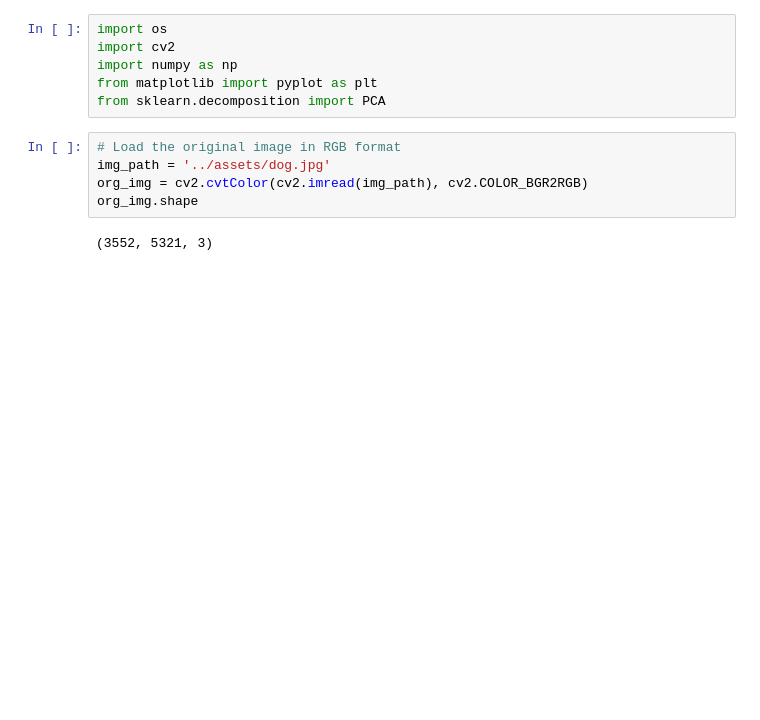
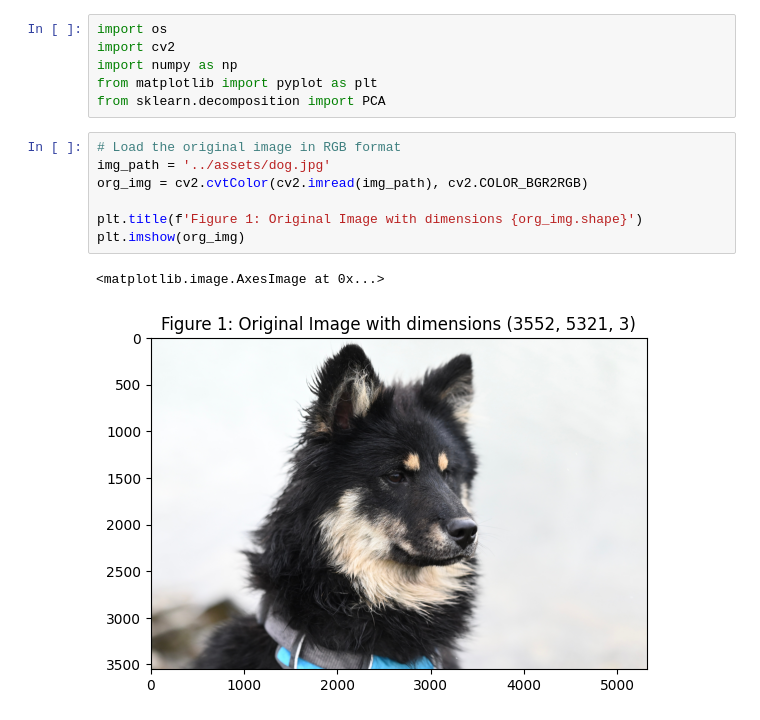
Before and after one commit to LChikry/PCA-image-classification-compression, a Jupyter notebook: implementation/colored_image_compr.ipynb, the cells around one changed output. Cells and saved outputs as stored; diff of their text form; blank space fills up the shorter version.

Commit message:
enhancing notebooks readibility by visualizing each step

```diff
--- a/implementation/colored_image_compr.ipynb
+++ b/implementation/colored_image_compr.ipynb
@@ -9,7 +11,10 @@ from sklearn.decomposition import PCA
 # %%
 # Load the original image in RGB format
 img_path = '../assets/dog.jpg'
 org_img = cv2.cvtColor(cv2.imread(img_path), cv2.COLOR_BGR2RGB)
-org_img.shape
+
+plt.title(f'Figure 1: Original Image with dimensions {org_img.shape}')
+plt.imshow(org_img)
 # %% [output]
-(3552, 5321, 3)
+<matplotlib.image.AxesImage at 0x...>
+[figure, added]
```
Also changed, not shown: parts of 5 cells of this notebook, 3 other files.
